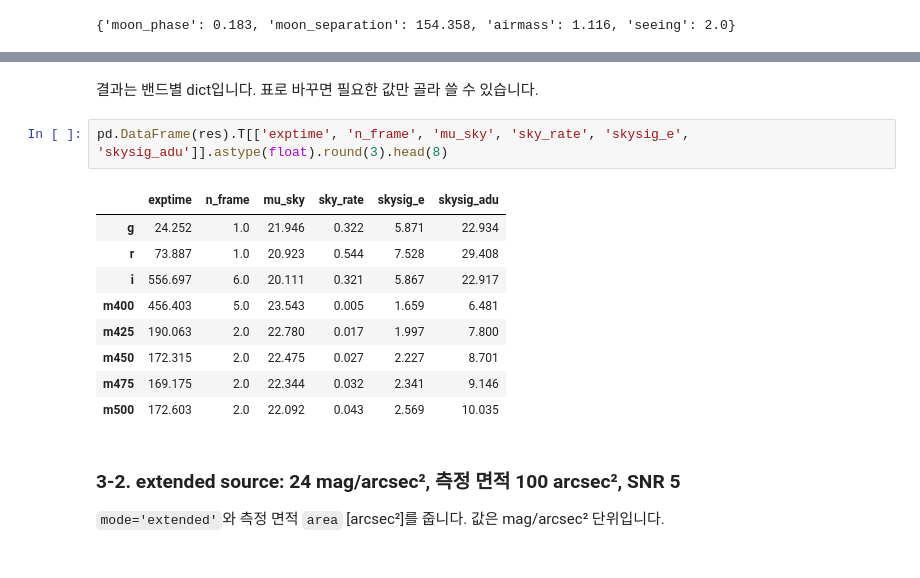
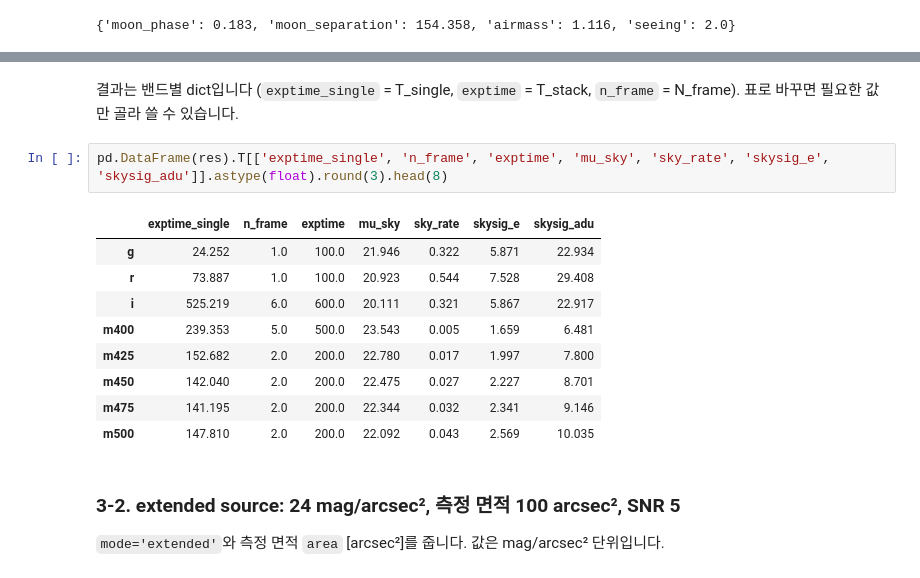
Before and after one commit to AstroWanni/7dt_etc, a Jupyter notebook: examples/7dt_etc_demo.ipynb, the cells around one changed output, grey strips where cells are left out. Saved outputs shown, nothing was run; the diff lists cells and outputs as text.

```diff
--- a/examples/7dt_etc_demo.ipynb
+++ b/examples/7dt_etc_demo.ipynb
@@ -90,18 +93,18 @@ m875       18.85     0.0470    2.64   10.33    53189.1      532
 ==============================================================================
 # %% [markdown]
-결과는 밴드별 dict입니다. 표로 바꾸면 필요한 값만 골라 쓸 수 있습니다.
+결과는 밴드별 dict입니다 (`exptime_single` = T_single, `exptime` = T_stack, `n_frame` = N_frame). 표로 바꾸면 필요한 값만 골라 쓸 수 있습니다.
 # %%
-pd.DataFrame(res).T[['exptime', 'n_frame', 'mu_sky', 'sky_rate', 'skysig_e', 'skysig_adu']].astype(float).round(3).head(8)
+pd.DataFrame(res).T[['exptime_single', 'n_frame', 'exptime', 'mu_sky', 'sky_rate', 'skysig_e', 'skysig_adu']].astype(float).round(3).head(8)
 # %% [output]
-|  | exptime | n_frame | mu_sky | sky_rate | skysig_e | skysig_adu |
-| g | 24.252 | 1.0 | 21.946 | 0.322 | 5.871 | 22.934 |
-| r | 73.887 | 1.0 | 20.923 | 0.544 | 7.528 | 29.408 |
-| i | 556.697 | 6.0 | 20.111 | 0.321 | 5.867 | 22.917 |
-| m400 | 456.403 | 5.0 | 23.543 | 0.005 | 1.659 | 6.481 |
-| m425 | 190.063 | 2.0 | 22.780 | 0.017 | 1.997 | 7.800 |
-| m450 | 172.315 | 2.0 | 22.475 | 0.027 | 2.227 | 8.701 |
-| m475 | 169.175 | 2.0 | 22.344 | 0.032 | 2.341 | 9.146 |
-| m500 | 172.603 | 2.0 | 22.092 | 0.043 | 2.569 | 10.035 |
+|  | exptime_single | n_frame | exptime | mu_sky | sky_rate | skysig_e | skysig_adu |
+| g | 24.252 | 1.0 | 100.0 | 21.946 | 0.322 | 5.871 | 22.934 |
+| r | 73.887 | 1.0 | 100.0 | 20.923 | 0.544 | 7.528 | 29.408 |
+| i | 525.219 | 6.0 | 600.0 | 20.111 | 0.321 | 5.867 | 22.917 |
+| m400 | 239.353 | 5.0 | 500.0 | 23.543 | 0.005 | 1.659 | 6.481 |
+| m425 | 152.682 | 2.0 | 200.0 | 22.780 | 0.017 | 1.997 | 7.800 |
+| m450 | 142.040 | 2.0 | 200.0 | 22.475 | 0.027 | 2.227 | 8.701 |
+| m475 | 141.195 | 2.0 | 200.0 | 22.344 | 0.032 | 2.341 | 9.146 |
+| m500 | 147.810 | 2.0 | 200.0 | 22.092 | 0.043 | 2.569 | 10.035 |
 # %% [markdown]
 ### 3-2. extended source: 24 mag/arcsec², 측정 면적 100 arcsec², SNR 5
 
```
Also changed, not shown: parts of 20 cells of this notebook, 10 other files.
